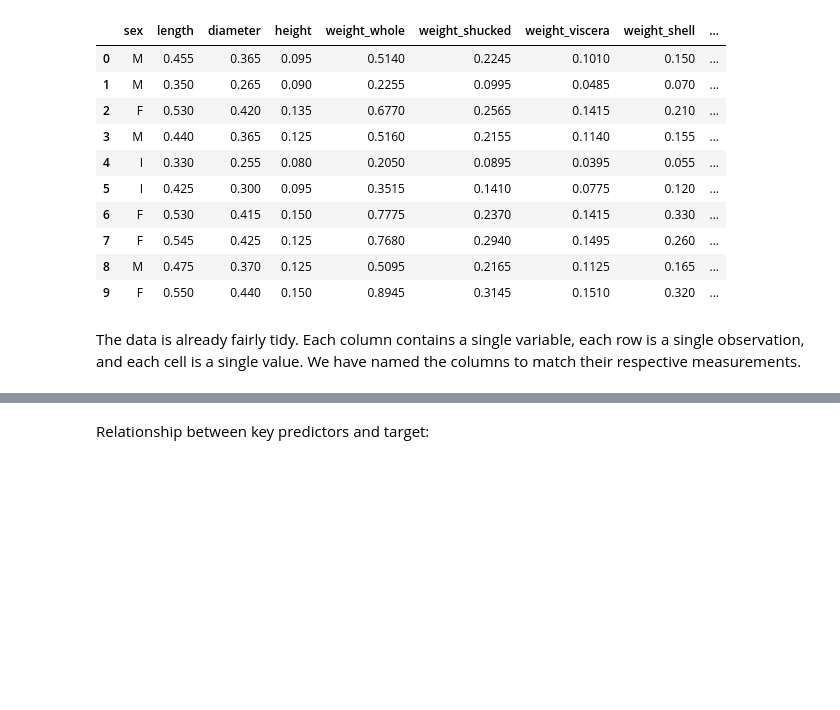
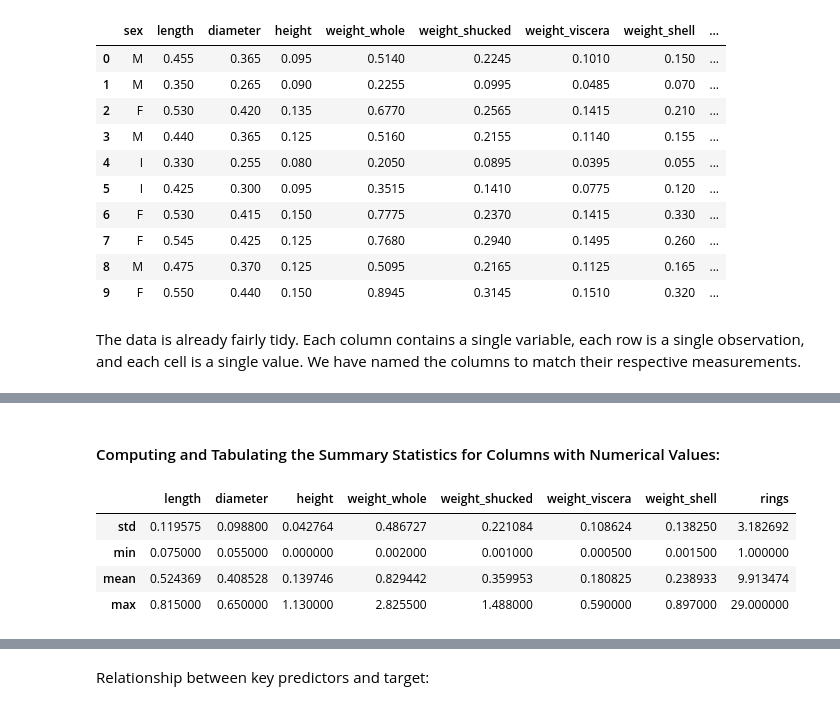
Before and after one commit to justinli34/Abalone-Age-Model, a Jupyter notebook: Project Proposal.ipynb, the cells around one changed output, grey strips where cells are left out. Cells and saved outputs as stored; diff of their text form; code cells hidden in the pictures; blank space fills up the shorter version.

```diff
--- a/Project Proposal.ipynb
+++ b/Project Proposal.ipynb
@@ -82,0 +127,11 @@ Summary table:
+# %% [markdown]
+#### Computing and Tabulating the Summary Statistics for Columns with Numerical Values:
+# %%
+summary_stats=abalone_train.drop(columns='sex').agg({'max','min','std','mean',})
+summary_stats
+# %% [output]
+|  | length | diameter | height | weight_whole | weight_shucked | weight_viscera | weight_shell | rings |
+| std | 0.119575 | 0.098800 | 0.042764 | 0.486727 | 0.221084 | 0.108624 | 0.138250 | 3.182692 |
+| min | 0.075000 | 0.055000 | 0.000000 | 0.002000 | 0.001000 | 0.000500 | 0.001500 | 1.000000 |
+| mean | 0.524369 | 0.408528 | 0.139746 | 0.829442 | 0.359953 | 0.180825 | 0.238933 | 9.913474 |
+| max | 0.815000 | 0.650000 | 1.130000 | 2.825500 | 1.488000 | 0.590000 | 0.897000 | 29.000000 |
```
Also changed, not shown: parts of 11 cells of this notebook.
